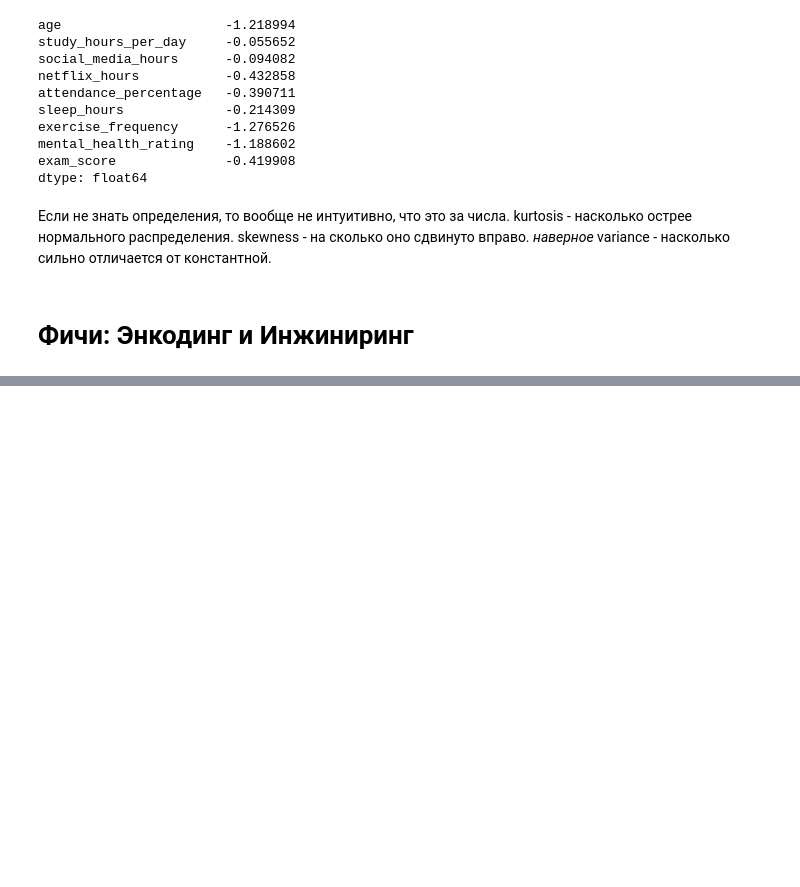
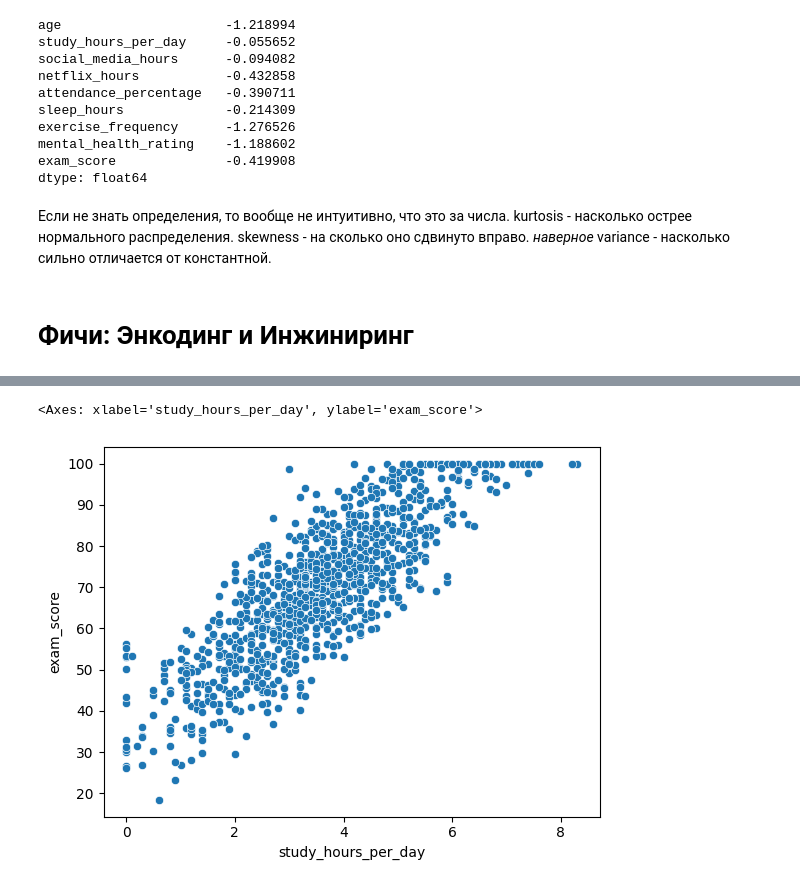
Before and after one commit to kirilyin/hwXX_, a Jupyter notebook: hw02_EDA/EDA.ipynb, the cells around one changed output, grey strips where cells are left out. Drawn from its saved outputs; the diff is of its cells as text; code cells hidden in the pictures; blank space fills up the shorter version.

```diff
--- a/hw02_EDA/EDA.ipynb
+++ b/hw02_EDA/EDA.ipynb
@@ -307,0 +362,5 @@ pandas.get_dummies(df,columns=["parental_education_level"])
+# %%
+sb.scatterplot(x=df['study_hours_per_day'],y=df['exam_score'])
+# %% [output]
+<Axes: xlabel='study_hours_per_day', ylabel='exam_score'>
+[figure, added]
```
Also changed, not shown: parts of 26 cells of this notebook, 3 other files.
